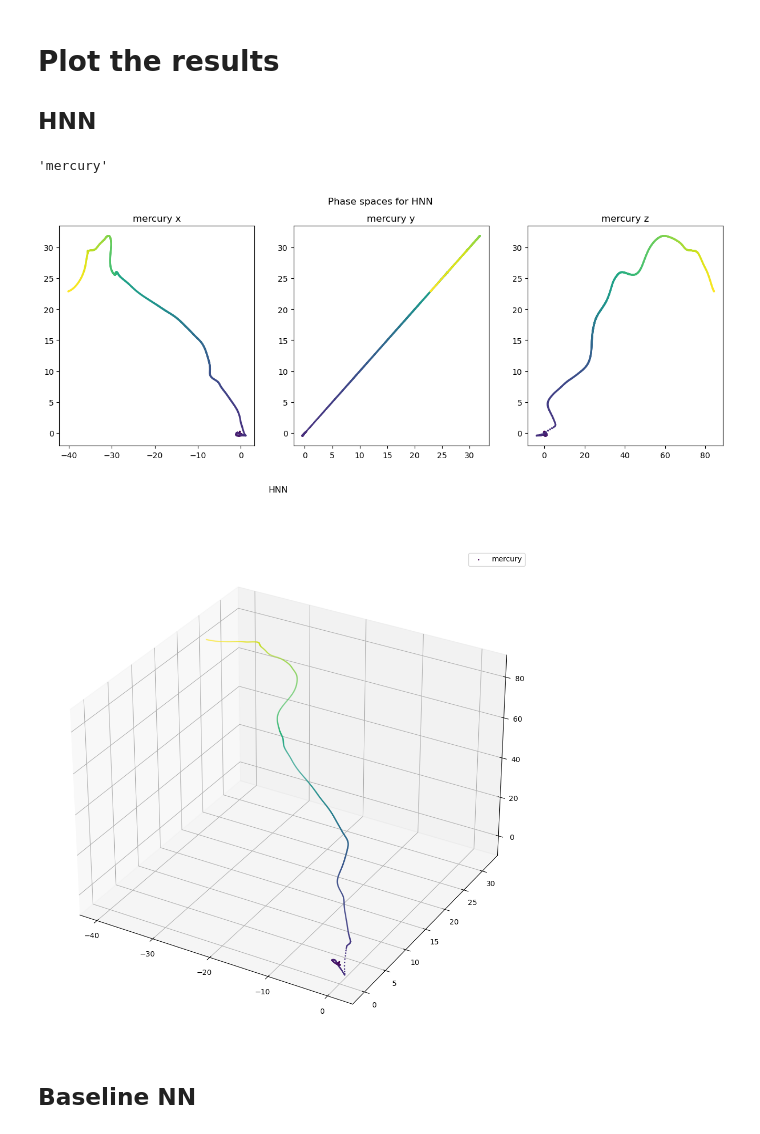
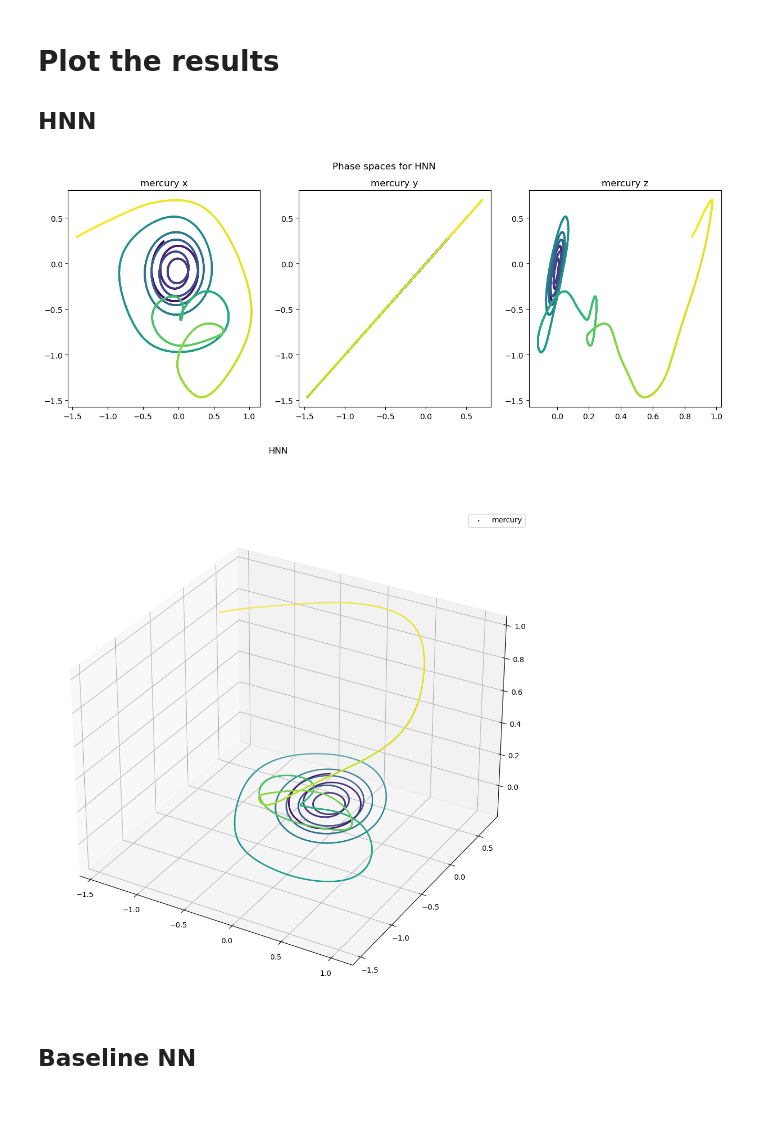
Before and after one commit to bGuenes/Scientific_ML_seminar, a Jupyter notebook: solar_hnn.ipynb, the cells around one changed output. Saved outputs shown, nothing was run; the diff lists cells and outputs as text; code cells hidden in the pictures; blank space fills up the shorter version.

```diff
--- a/solar_hnn.ipynb
+++ b/solar_hnn.ipynb
@@ -41,12 +42,15 @@ units = "OUT_UNITS='AU-D'"
 #quantities = "QUANTITIES='1,9,20,23,24,29'"
 # %%
 data = []
+time = []
 for target in targets:
     path = url+"?"+format+"&"+command+target+"&"+obj_data+"&"+ephemeris+"&"+eph_type+"&"+vec_table+"&"+center+"&"+start+"&"+stop+"&"+step+"&"+cal_type+"&"+vector_labels+"&"+csv_format+"&"+units
-    q, p = read_data(requests.get(path).text)
+    q, p, t = read_data(requests.get(path).text)
     data.append([[q], [p]])
+    time.append([t])
 
 data = np.asarray(data).reshape((len(targets),2,len(data[0][0][0]),3))
+time = np.asarray(time).reshape((len(targets),len(time[0][0])))
 # %%
 print(data.shape)
 # %% [output]
@@ -73,7 +77,7 @@ plot_space(data, target_names, "Space of the solar system")
 # %% [markdown]
 ## Preparing the data
 # %%
-q, dq, p, dp = prep_data([data[1]])
+q, dq, p, dp = prep_data(data, time)
 
 q_p = np.concatenate((q, p), axis=1)
 q_p = torch.tensor(q_p, requires_grad=True, dtype=torch.float32)
@@ -187,31 +181,27 @@ Epoch 100/100 --- Train-Loss: 0.00014493813796434551
 # Predicting
 # %%
 q_p0 = q_p[0].detach().numpy()
-t_span = [0, 100]
-steps = 1000
+t_span = [0, 1000]
+steps = 10000
 
 # integrate
 t = torch.linspace(t_span[0], t_span[1], steps)
 xHNN = integrate_model(model_HNN.double(), t_span=t_span, y0=q_p0, t_eval=t, baseline=False)
 xBaseline = integrate_model(model_baseline.double(), t_span=t_span, y0=q_p0, t_eval=t, baseline=True)
 # %%
-HNN_data = reshape_data(xHNN)
-Baseline_data = reshape_data(xBaseline)
+HNN_data = reshape_data(xHNN.y)
+Baseline_data = reshape_data(xBaseline.y)
 # %% [markdown]
 # Plot the results
 ## HNN
-# %%
-[target_names[1]][0]
-# %% [output]
-'mercury'
 # %%
-plot_phase_space(HNN_data, [target_names[1]], "Phase spaces for HNN")
+plot_phase_space(HNN_data, target_names, "Phase spaces for HNN")
 # %% [output]
-[figure, old version]
+[figure, new version]
 # %%
-plot_space(HNN_data, [target_names[1]], "HNN", color=True)
+plot_space(HNN_data, target_names, "HNN", color=True)
 # %% [output]
-[figure, old version]
+[figure, new version]
 # %% [markdown]
 ## Baseline NN
 # %%
```
Also changed, not shown: parts of 12 cells of this notebook, 2 other files.
